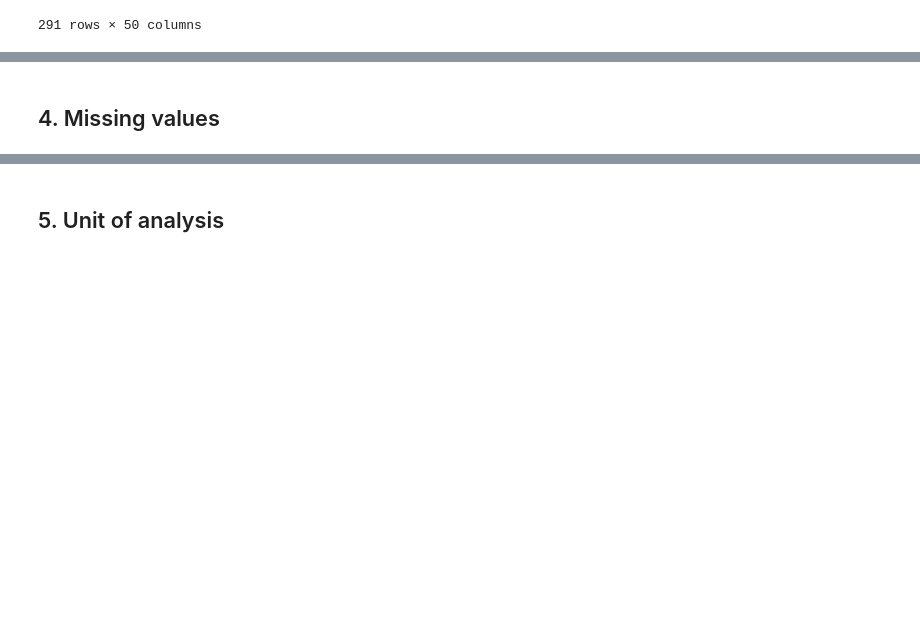
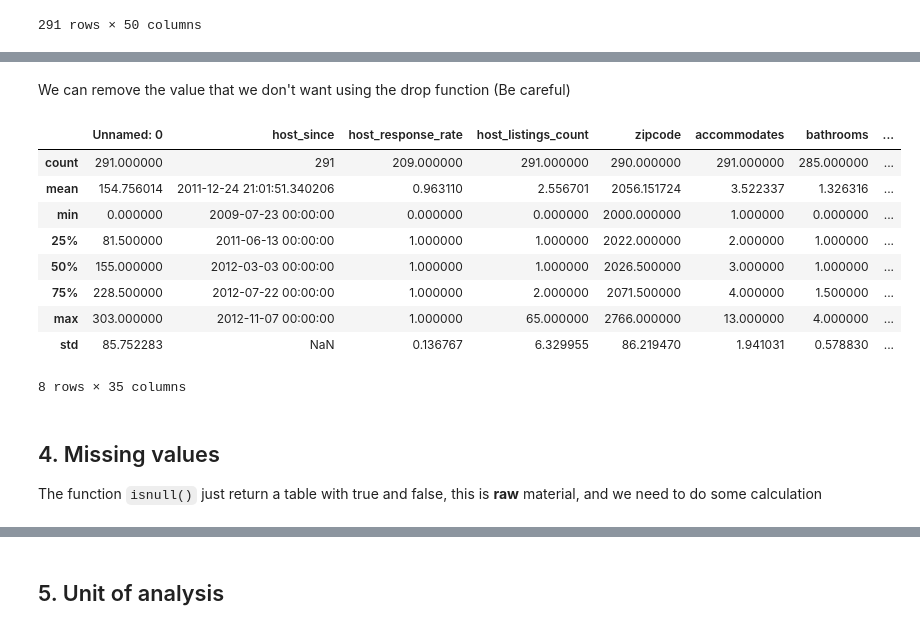
Before and after one commit to alessiotucci/Jupyter-and-Data-analysis, a Jupyter notebook: Cheat-sheet-Quiz2.ipynb, the cells around one changed output, grey strips where cells are left out. Cells and saved outputs as stored; diff of their text form; code cells hidden in the pictures; blank space fills up the shorter version.

```diff
--- a/Cheat-sheet-Quiz2.ipynb
+++ b/Cheat-sheet-Quiz2.ipynb
@@ -212,2 +226,18 @@ df.sort_values("host_since")
+# %% [markdown]
+We can remove the value that we don't want using the drop function (Be careful)
+# %%
+df.drop(columns=["id", "host_id"]).describe() # DO NOT ASSIGN! SO IT WONT CHANGE THE DataFrame
+# %% [output]
+|  | Unnamed: 0 | host_since | host_response_rate | host_listings_count | zipcode | accommodates | bathrooms | ... |
+| count | 291.000000 | 291 | 209.000000 | 291.000000 | 290.000000 | 291.000000 | 285.000000 | ... |
+| mean | 154.756014 | 2011-12-24 21:01:51.340206 | 0.963110 | 2.556701 | 2056.151724 | 3.522337 | 1.326316 | ... |
+| min | 0.000000 | 2009-07-23 00:00:00 | 0.000000 | 0.000000 | 2000.000000 | 1.000000 | 0.000000 | ... |
+| 25% | 81.500000 | 2011-06-13 00:00:00 | 1.000000 | 1.000000 | 2022.000000 | 2.000000 | 1.000000 | ... |
+| 50% | 155.000000 | 2012-03-03 00:00:00 | 1.000000 | 1.000000 | 2026.500000 | 3.000000 | 1.000000 | ... |
+| 75% | 228.500000 | 2012-07-22 00:00:00 | 1.000000 | 2.000000 | 2071.500000 | 4.000000 | 1.500000 | ... |
+| max | 303.000000 | 2012-11-07 00:00:00 | 1.000000 | 65.000000 | 2766.000000 | 13.000000 | 4.000000 | ... |
+| std | 85.752283 | NaN | 0.136767 | 6.329955 | 86.219470 | 1.941031 | 0.578830 | ... |
+8 rows × 35 columns
 # %% [markdown]
 ## 4. Missing values
+The function `isnull()` just return a table with true and false, this is **raw** material, and we need to do some calculation
```
Also changed, not shown: parts of 10 cells of this notebook.
